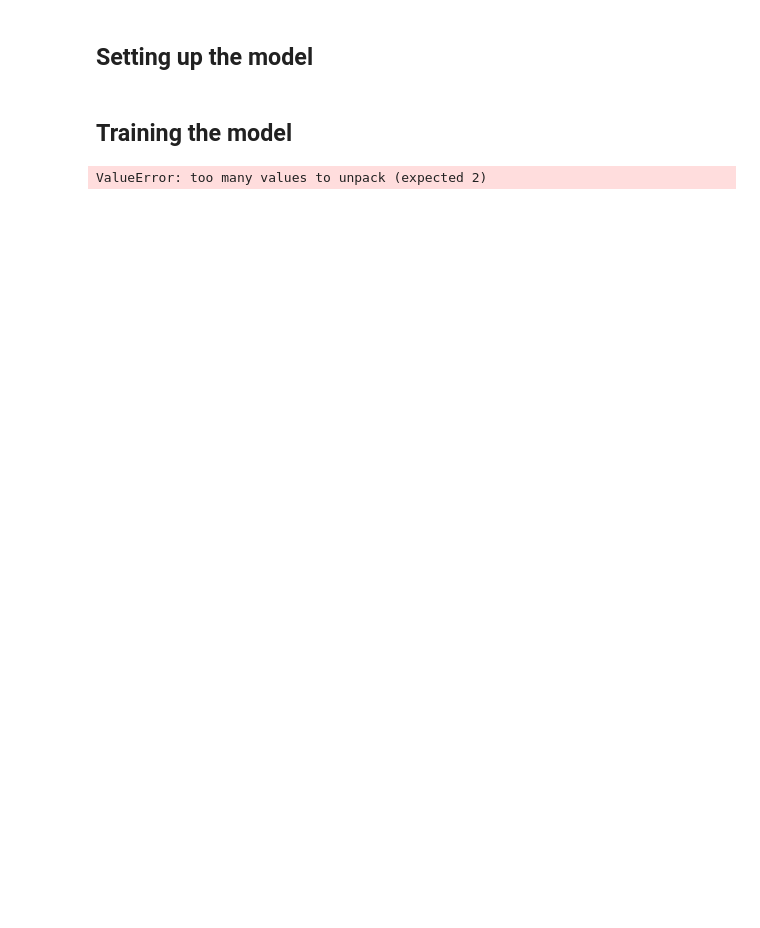
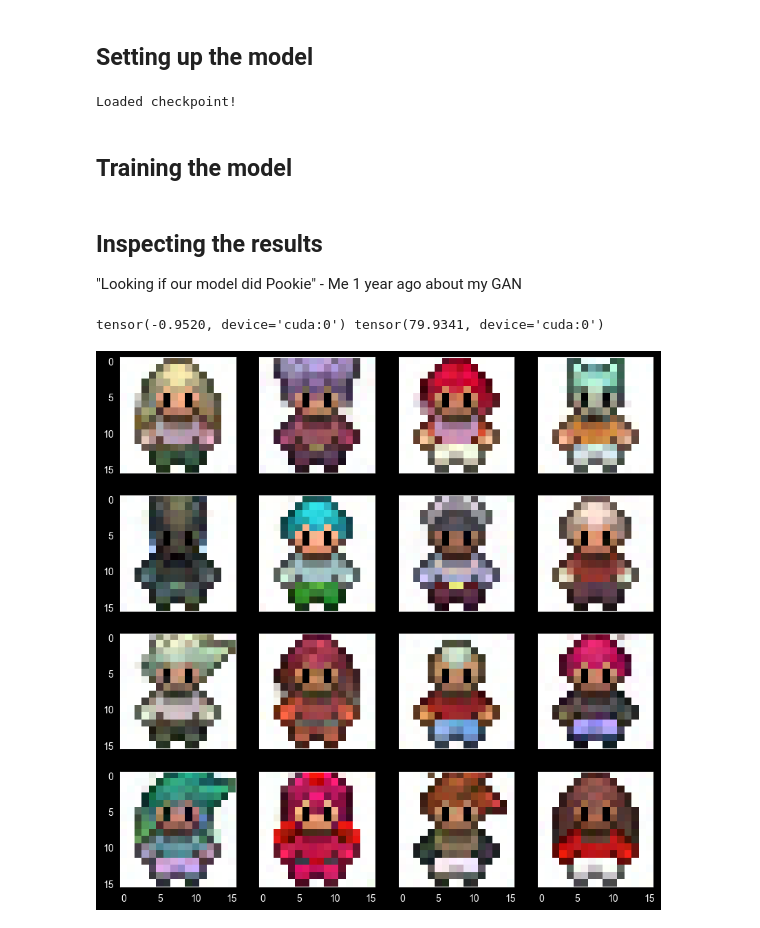
Before and after one commit to D21W12/Diffusion-Deep-Reinforcement-Learning, a Jupyter notebook: notebooks/diffusion_sprites.ipynb, the cells around one changed output. Cells and saved outputs as stored; diff of their text form; code cells hidden in the pictures; blank space fills up the shorter version.

```diff
--- a/notebooks/diffusion_sprites.ipynb
+++ b/notebooks/diffusion_sprites.ipynb
@@ -28,19 +29,19 @@ Using: cuda
 ## Setting hyperparameters
 # %%
 DATA = os.path.join("data", "sprites")
-CHECKPOINT = os.path.join("parameters", "sprites-edm2.pth")
+CHECKPOINT = os.path.join("parameters", "sprites-edm2-class-1.pth")
 # %%
 MODEL = "edm2"
 # %%
 TARGET = 0
 BATCH_SIZE = 64
-RESOLUTION = 32
+RESOLUTION = 16
 IN_CHANNELS = 3
 OUT_CHANNELS = 3
 START_CHANNELS = 64
 NUM_RES_BLOCKS = 2
-CHANNEL_MULTIPLIERS = (1, 2, 2)
-ATTENTION_RESOLUTIONS = (16,)
+CHANNEL_MULTIPLIERS = (1, 2,)
+ATTENTION_RESOLUTIONS = (8,)
 LR = 2e-3
 DROPOUT = 0.13
 # %% [markdown]
@@ -85,9 +85,7 @@ model = EDMEvelynn(
 if os.path.exists(CHECKPOINT):
     model.load_checkpoint(CHECKPOINT)
     print("Loaded checkpoint!")
+# %% [output]
+Loaded checkpoint!
 # %% [markdown]
 ## Training the model
-# %%
-model.train(10, loader)
-# %% [output]
-ValueError: too many values to unpack (expected 2)
@@ -94,5 +94,11 @@ ValueError: too many values to unpack (expected 2)
 # %%
 model.save_checkpoint(CHECKPOINT)
+# %% [markdown]
+## Inspecting the results
+
+"Looking if our model did Pookie" - Me 1 year ago about my GAN
 # %%
-x = model.heun_sampler(1)
+x = model.heun_sampler(16).to("cpu")
 x = (x + 1) / 2
+# %% [output]
+tensor(-0.9520, device='cuda:0') tensor(79.9341, device='cuda:0')
@@ -100,0 +105,8 @@ plt.imshow(x.to("cpu").squeeze().permute((1, 2, 0)))
+# %%
+fig, axis = plt.subplots(4, 4, figsize=(10, 10), sharex=True, sharey=True)
+for i in range(4):
+    for j in range(4):
+        axis[i, j].imshow(x[i * 4 + j].permute(1, 2, 0).clip(0, 1))
+        axis[i, j].grid(None)
+# %% [output]
+[figure, added]
```
Also changed, not shown: parts of 8 cells of this notebook, 2 other files.
